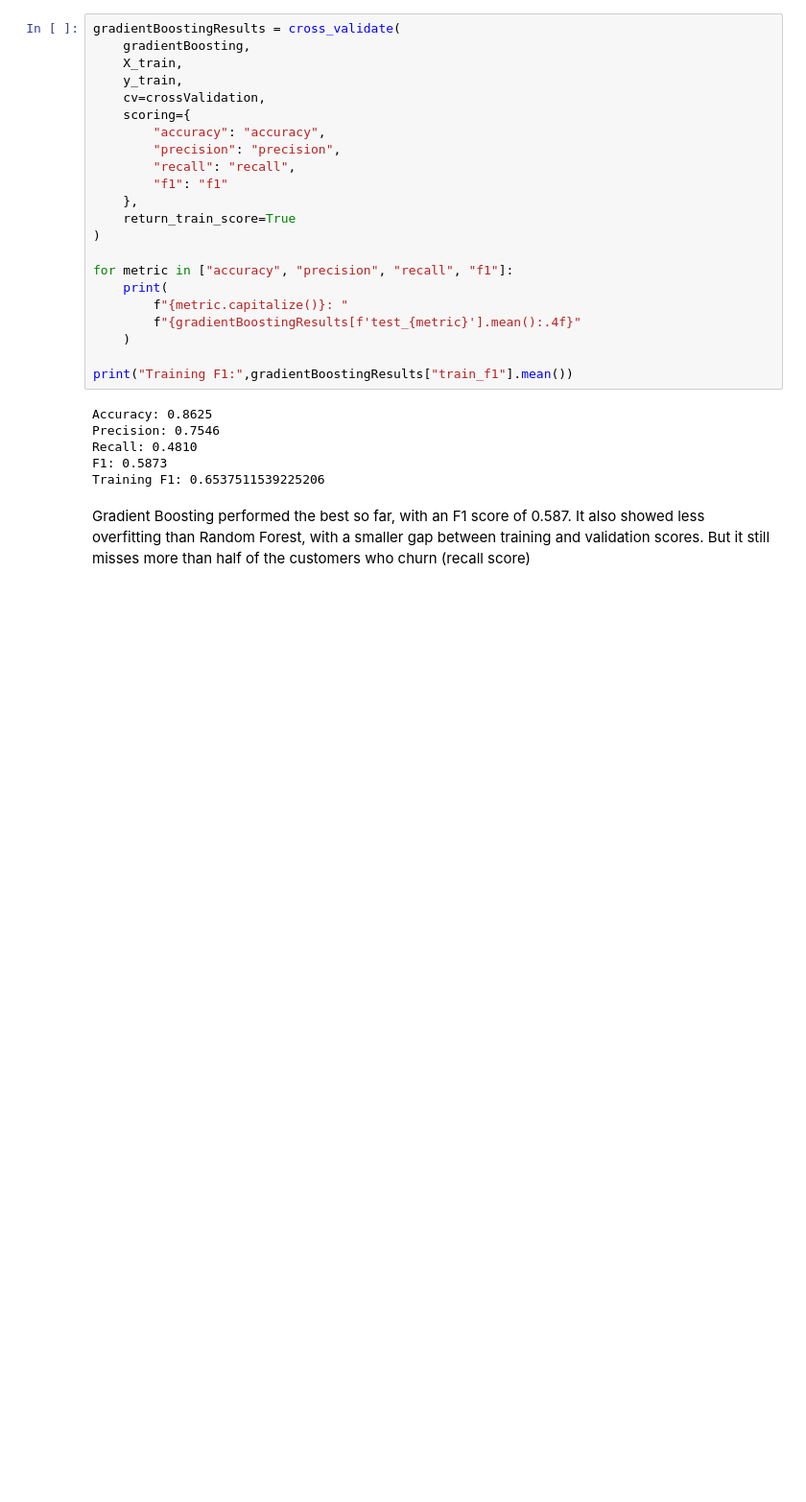
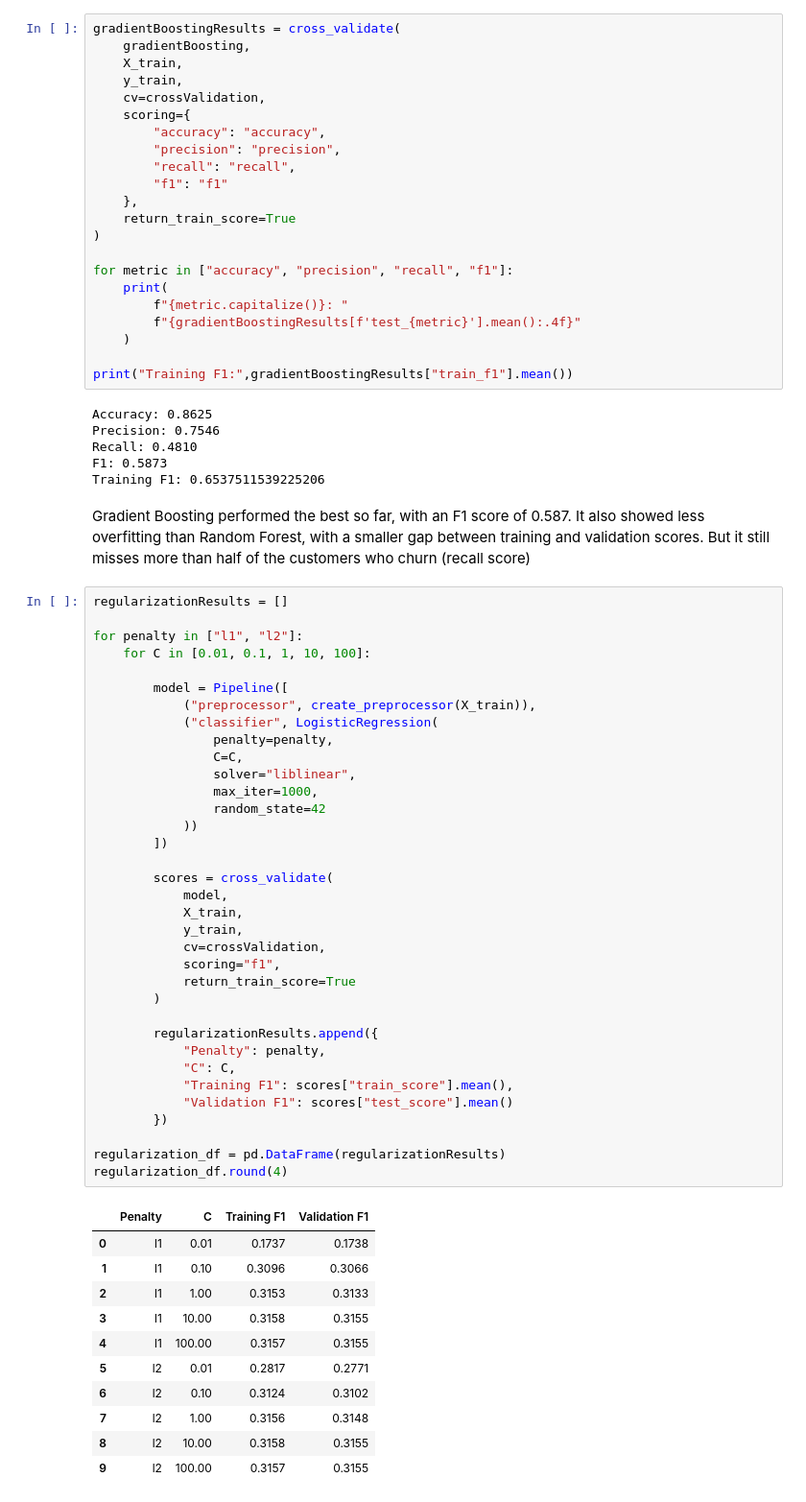
Before and after one commit to dhrutigandhi05/Bank-Customer-Churn-Prediction, a Jupyter notebook: notebooks/ensemble_models.ipynb, the cells around one changed output. Shown at 96% size. Saved outputs shown, nothing was run; the diff lists cells and outputs as text; blank space fills up the shorter version.

Commit message:
run l1 and l2 regularization

```diff
--- a/notebooks/ensemble_models.ipynb
+++ b/notebooks/ensemble_models.ipynb
@@ -164,3 +164,50 @@ F1: 0.5873
 Training F1: 0.6537511539225206
 # %% [markdown]
 Gradient Boosting performed the best so far, with an F1 score of 0.587. It also showed less overfitting than Random Forest, with a smaller gap between training and validation scores. But it still misses more than half of the customers who churn (recall score)
+# %%
+regularizationResults = []
+
+for penalty in ["l1", "l2"]:
+    for C in [0.01, 0.1, 1, 10, 100]:
+
+        model = Pipeline([
+            ("preprocessor", create_preprocessor(X_train)),
+            ("classifier", LogisticRegression(
+                penalty=penalty,
+                C=C,
+                solver="liblinear",
+                max_iter=1000,
+                random_state=42
+            ))
+        ])
+
+        scores = cross_validate(
+            model,
+            X_train,
+            y_train,
+            cv=crossValidation,
+            scoring="f1",
+            return_train_score=True
+        )
+
+        regularizationResults.append({
+            "Penalty": penalty,
+            "C": C,
+            "Training F1": scores["train_score"].mean(),
+            "Validation F1": scores["test_score"].mean()
+        })
+
+regularization_df = pd.DataFrame(regularizationResults)
+regularization_df.round(4)
+# %% [output]
+|  | Penalty | C | Training F1 | Validation F1 |
+| 0 | l1 | 0.01 | 0.1737 | 0.1738 |
+| 1 | l1 | 0.10 | 0.3096 | 0.3066 |
+| 2 | l1 | 1.00 | 0.3153 | 0.3133 |
+| 3 | l1 | 10.00 | 0.3158 | 0.3155 |
+| 4 | l1 | 100.00 | 0.3157 | 0.3155 |
+| 5 | l2 | 0.01 | 0.2817 | 0.2771 |
+| 6 | l2 | 0.10 | 0.3124 | 0.3102 |
+| 7 | l2 | 1.00 | 0.3156 | 0.3148 |
+| 8 | l2 | 10.00 | 0.3158 | 0.3155 |
+| 9 | l2 | 100.00 | 0.3157 | 0.3155 |
```
Also changed, not shown: parts of 1 cell of this notebook.
